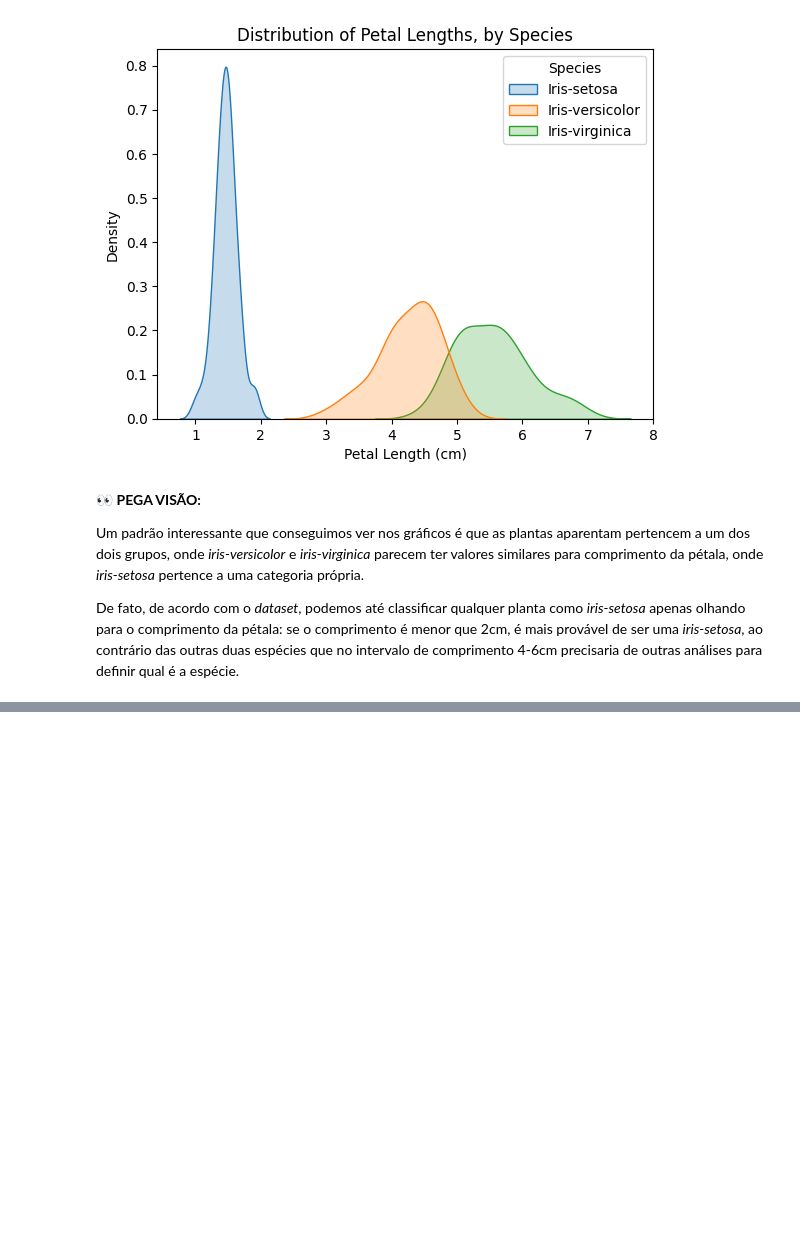
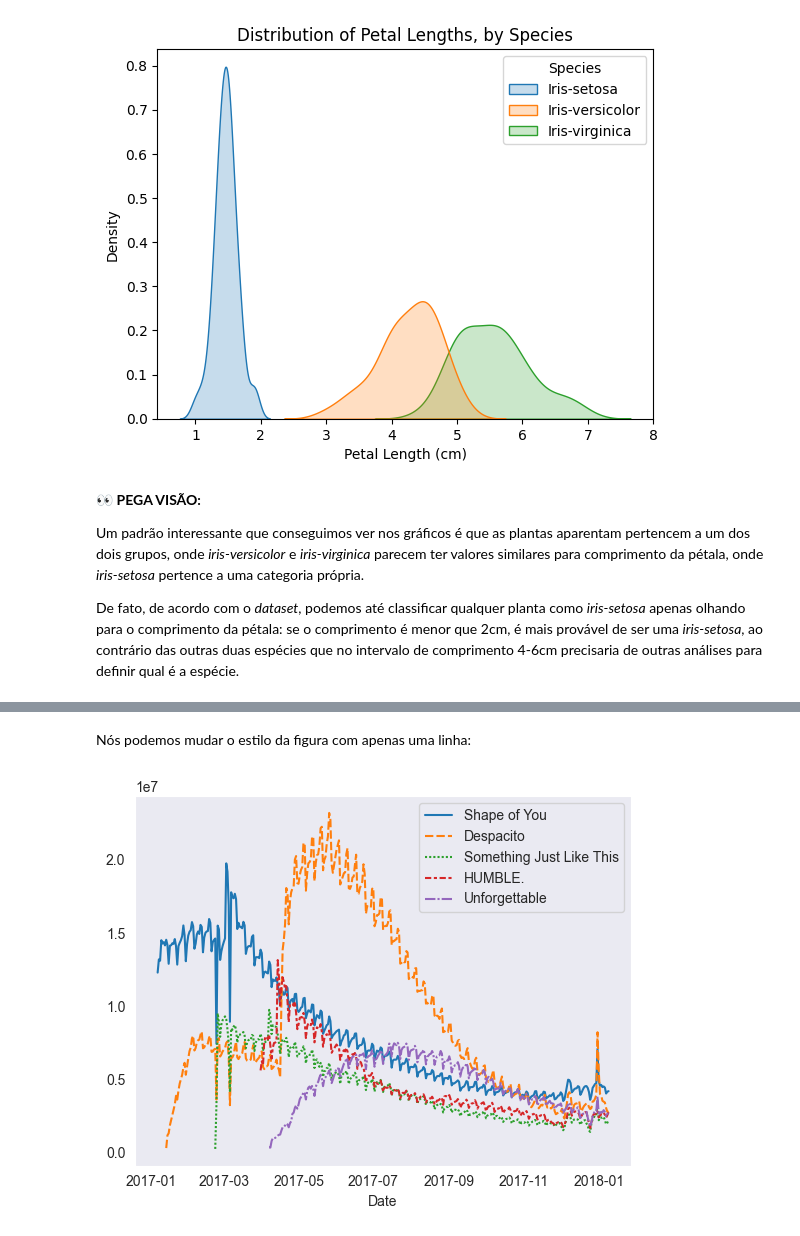
Before and after one commit to kawakami01/kaggle-courses, a Jupyter notebook: Data Visualization Course/kaggle-data-visualization-course.ipynb, the cells around one changed output, grey strips where cells are left out. Drawn from its saved outputs; the diff is of its cells as text; code cells hidden in the pictures; blank space fills up the shorter version.

Commit message:
add data visualization course files

```diff
--- a/Data Visualization Course/kaggle-data-visualization-course.ipynb
+++ b/Data Visualization Course/kaggle-data-visualization-course.ipynb
@@ -351,0 +383,2 @@ De fato, de acordo com o *dataset*, podemos até classificar qualquer planta com
+# %%
+spotify_data = pd.read_csv(r'C:\Users\migsk\Documents\Kaggle Courses\kaggle-courses\Data Visualization Course\interesting-data-to-visualize\spotify.csv', index_col='Date', parse_dates=True)
@@ -351,0 +389,7 @@ De fato, de acordo com o *dataset*, podemos até classificar qualquer planta com
+# %% [markdown]
+Nós podemos mudar o estilo da figura com apenas uma linha:
+# %%
+sns.set_style('dark')
+sns.lineplot(data=spotify_data);
+# %% [output]
+[figure, added]
```
Also changed, not shown: parts of 9 cells of this notebook, 2 other files.
